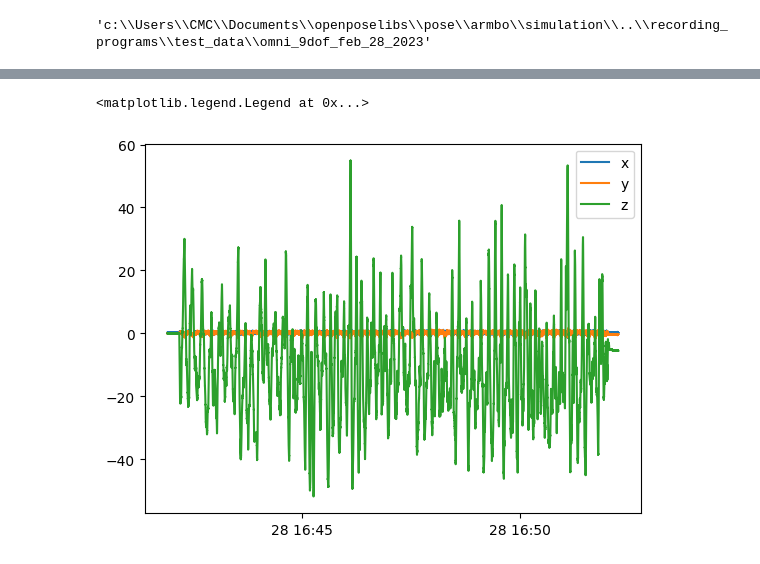
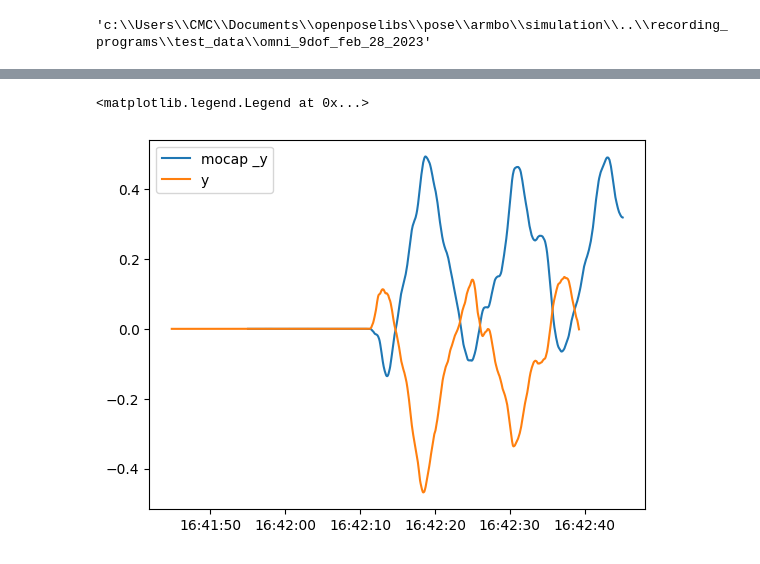
Before and after one commit to SujithChristopher/armbo_preliminary_work, a Jupyter notebook: simulation/ipy_notebooks/omniwheel_err_min.ipynb, the cells around one changed output, grey strips where cells are left out. Saved outputs shown, nothing was run; the diff lists cells and outputs as text; code cells hidden in the pictures.

```diff
--- a/simulation/ipy_notebooks/omniwheel_err_min.ipynb
+++ b/simulation/ipy_notebooks/omniwheel_err_min.ipynb
@@ -191,13 +192,11 @@ _theta_z = np.array(_theta_z)
 _theta_x = np.rad2deg(_theta_x)
 _theta_y = np.rad2deg(_theta_y)
 _theta_z = np.rad2deg(_theta_z)
-# %%
-# plt.plot(df.time, np.rad2deg(df["theta"]), label="y")
-plt.plot(_m_df["time"], _theta_x, label="x")
-plt.plot(_m_df["time"], _theta_y, label="y")
-plt.plot(_m_df["time"], _theta_z, label="z")
-plt.legend()
-# %% [output]
-<matplotlib.legend.Legend at 0x...>
-[figure, removed]
+# %%
+plt.plot(_m_df["time"][:5000], _mc_df["x"][:5000], label="mocap _y")
+plt.plot(df["time"][:5000], df["x_val"][:5000], label="y")
+plt.legend()
+# %% [output]
+<matplotlib.legend.Legend at 0x...>
+[figure, added]
 # %%
```
Also changed, not shown: parts of 13 cells of this notebook, 11 other files.
